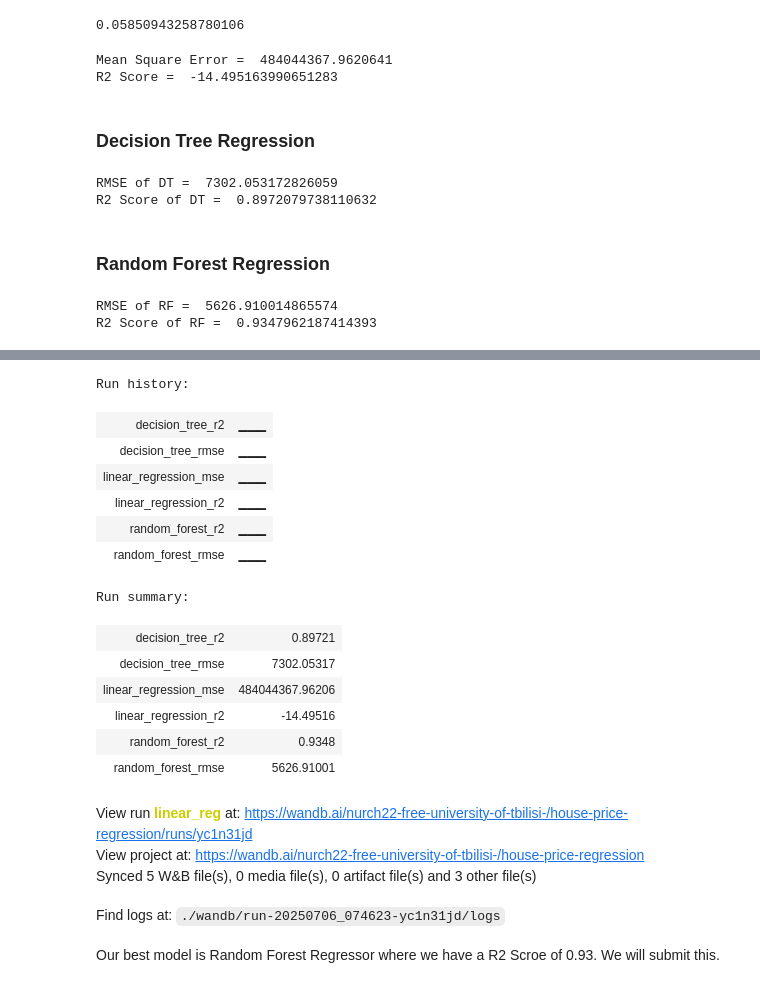
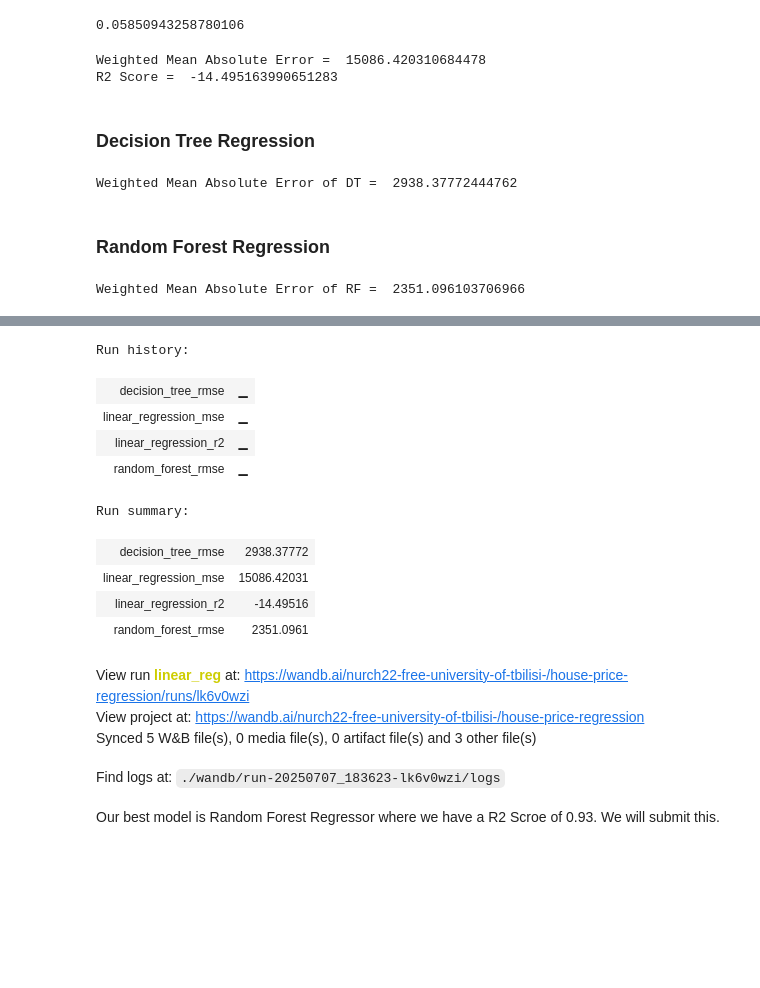
Before and after one commit to 5w7Tch/ML_FINAL, a Jupyter notebook: walmart_sales_linear_dt_rf_regression.ipynb, the cells around one changed output, grey strips where cells are left out. Saved outputs shown, nothing was run; the diff lists cells and outputs as text; code cells hidden in the pictures; blank space fills up the shorter version.

```diff
--- a/walmart_sales_linear_dt_rf_regression.ipynb
+++ b/walmart_sales_linear_dt_rf_regression.ipynb
@@ -577,12 +577,21 @@ lr.score(x_val, y_val)
 0.05850943258780106
 # %%
 from sklearn.metrics import mean_squared_error, r2_score
-mse = mean_squared_error(y_pred, y_val)
+import numpy as np
+
+def weighted_mean_absolute_error(y_true, y_pred, weights):
+    return np.sum(weights * np.abs(y_true - y_pred)) / np.sum(weights)
+
+# Get the weights for WMAE (1 for non-holidays, 5 for holidays)
+weights = x_val['IsHoliday'].apply(lambda x: 5 if x == 1 else 1)
+
+wmae = weighted_mean_absolute_error(y_val, y_pred, weights)
 r2 = r2_score(y_pred, y_val)
-print('Mean Square Error = ', mse)
+
+print('Weighted Mean Absolute Error = ', wmae)
 print('R2 Score = ', r2)
 # %% [output]
-Mean Square Error =  484044367.9620641
+Weighted Mean Absolute Error =  15086.420310684478
 R2 Score =  -14.495163990651283
 # %% [markdown]
 ### Decision Tree Regression
@@ -593,13 +602,15 @@ dt = DecisionTreeRegressor()
 dt_model = dt.fit(x_train, y_train)
 y_pred_dt = dt_model.predict(x_val)
 # %%
-rms_dt = np.sqrt(mean_squared_error(y_pred_dt, y_val))
-r2_dt = r2_score(y_pred_dt, y_val)
-print('RMSE of DT = ', rms_dt)
-print('R2 Score of DT = ', r2_dt)
+# Get the weights for WMAE (1 for non-holidays, 5 for holidays)
+weights_dt = x_val['IsHoliday'].apply(lambda x: 5 if x == 1 else 1)
+
+wmae_dt = weighted_mean_absolute_error(y_val, y_pred_dt, weights_dt)
+
+
+print('Weighted Mean Absolute Error of DT = ', wmae_dt)
 # %% [output]
-RMSE of DT =  7302.053172826059
-R2 Score of DT =  0.8972079738110632
+Weighted Mean Absolute Error of DT =  2938.37772444762
 # %% [markdown]
 ### Random Forest Regression
 # %%
@@ -609,58 +620,53 @@ rf = RandomForestRegressor()
 rf_model = rf.fit(x_train, y_train)
 y_pred_rf = rf_model.predict(x_val)
 # %%
-rms_rf = np.sqrt(mean_squared_error(y_pred_rf, y_val))
-r2_rf = r2_score(y_pred_rf, y_val)
-print('RMSE of RF = ', rms_rf)
-print('R2 Score of RF = ', r2_rf)
+# Get the weights for WMAE (1 for non-holidays, 5 for holidays)
+weights_rf = x_val['IsHoliday'].apply(lambda x: 5 if x == 1 else 1)
+
+wmae_rf = weighted_mean_absolute_error(y_val, y_pred_rf, weights_rf)
+
+print('Weighted Mean Absolute Error of RF = ', wmae_rf)
 # %% [output]
-RMSE of RF =  5626.910014865574
-R2 Score of RF =  0.9347962187414393
+Weighted Mean Absolute Error of RF =  2351.096103706966
 # %%
 import joblib
 import wandb
 
 # Save models
 joblib.dump(lr, "final_lr.pkl")
 joblib.dump(dt_model, "final_dt_model.pkl")
 joblib.dump(rf_model, "final_rf_model.pkl")
 
 # Log metrics to wandb
 wandb.log({
-    "linear_regression_mse": mse,
+    "linear_regression_wmae": wmae,
     "linear_regression_r2": r2,
-    "decision_tree_rmse": rms_dt,
-    "decision_tree_r2": r2_dt,
-    "random_forest_rmse": rms_rf,
-    "random_forest_r2": r2_rf
+    "decision_tree_wmae": wmae_dt,
+    "random_forest_wmae": wmae_rf
 })
 
 # Log model files to wandb
 wandb.save("final_lr.pkl")
 wandb.save("final_dt_model.pkl")
 wandb.save("final_rf_model.pkl")
 
 wandb.finish()
 # %% [output]
 [interactive output not drawn]
 Run history:
-| decision_tree_r2 | ▁▁▁ |
-| decision_tree_rmse | ▁▁▁ |
-| linear_regression_mse | ▁▁▁ |
-| linear_regression_r2 | ▁▁▁ |
-| random_forest_r2 | ▁▁▁ |
-| random_forest_rmse | ▁▁▁ |
+| decision_tree_rmse | ▁ |
+| linear_regression_mse | ▁ |
+| linear_regression_r2 | ▁ |
+| random_forest_rmse | ▁ |
 Run summary:
-| decision_tree_r2 | 0.89721 |
-| decision_tree_rmse | 7302.05317 |
-| linear_regression_mse | 484044367.96206 |
+| decision_tree_rmse | 2938.37772 |
+| linear_regression_mse | 15086.42031 |
 | linear_regression_r2 | -14.49516 |
-| random_forest_r2 | 0.9348 |
-| random_forest_rmse | 5626.91001 |
+| random_forest_rmse | 2351.0961 |
-View run linear_reg at: https://wandb.ai/nurch22-free-university-of-tbilisi-/house-price-regression/runs/yc1n31jd
+View run linear_reg at: https://wandb.ai/nurch22-free-university-of-tbilisi-/house-price-regression/runs/lk6v0wzi
 View project at: https://wandb.ai/nurch22-free-university-of-tbilisi-/house-price-regression
 Synced 5 W&B file(s), 0 media file(s), 0 artifact file(s) and 3 other file(s)
-Find logs at: ./wandb/run-20250706_074623-yc1n31jd/logs
+Find logs at: ./wandb/run-20250707_183623-lk6v0wzi/logs
 # %% [markdown]
 Our best model is Random Forest Regressor where we have a R2 Scroe of 0.93. We will submit this.
 # %% [markdown]
```
Also changed, not shown: parts of 1 cell of this notebook.
